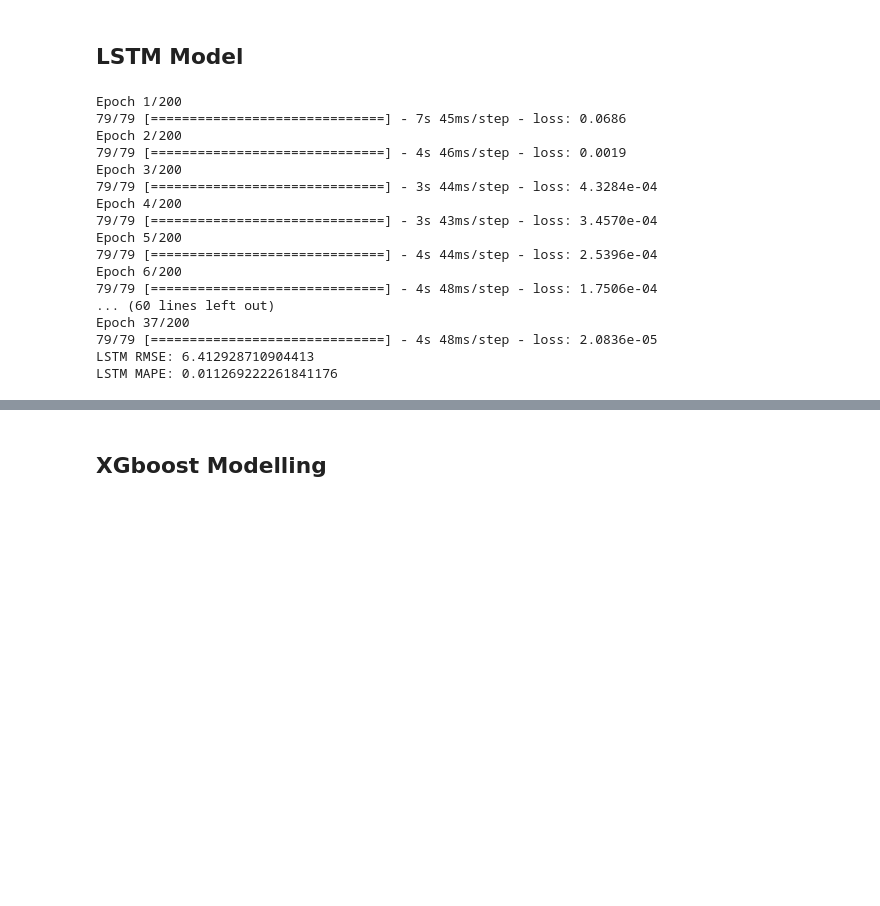
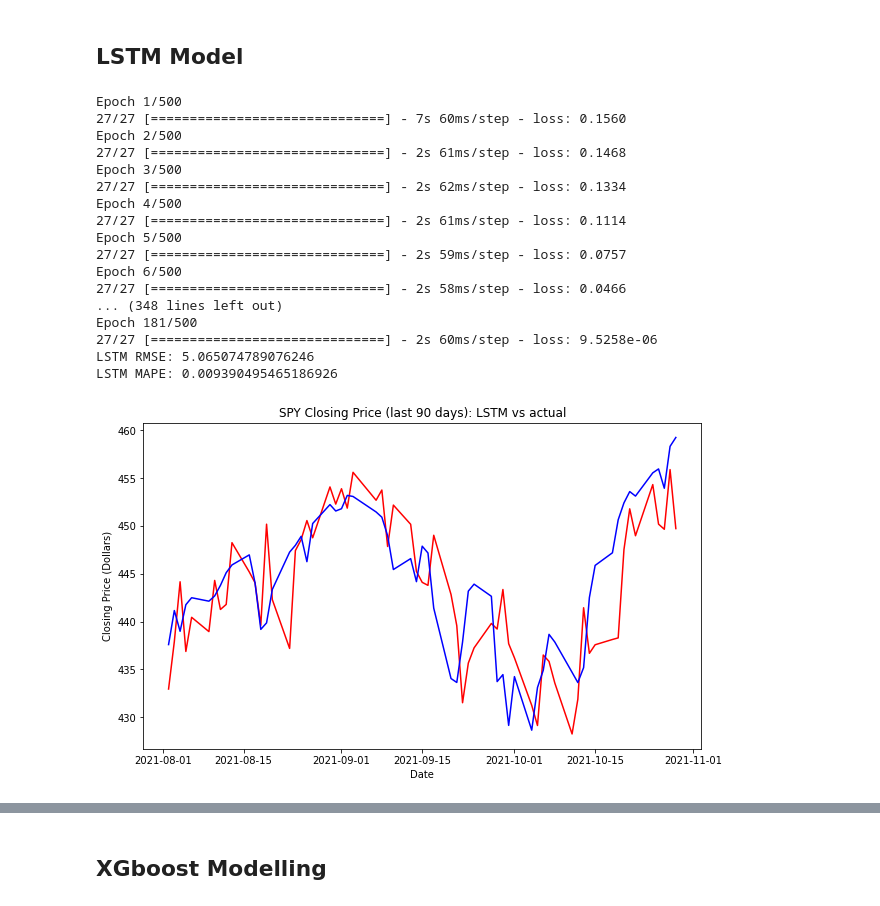
Before and after one commit to christian-nickerson/ml_forecasting, a Jupyter notebook: explore.ipynb, the cells around one changed output, grey strips where cells are left out. Saved outputs shown, nothing was run; the diff lists cells and outputs as text; code cells hidden in the pictures; blank space fills up the shorter version.

Commit message:
improved lstm and initial commit of cgboost

```diff
--- a/explore.ipynb
+++ b/explore.ipynb
@@ -111,19 +113,18 @@ def x_y_split(df):
     y = df['Close']
     return x, y
 
-test_days = 30
+test_days = 90
 # %% [markdown]
 ## LSTM Model
 # %%
 from keras.models import Sequential
-from keras.layers import Dense
-from keras.layers import LSTM
+from keras.layers import Dense, LSTM, Dropout
+from tensorflow.keras.optimizers import Adam
+from tensorflow.keras.callbacks import EarlyStopping
 from sklearn.preprocessing import MinMaxScaler
-from tensorflow.keras.callbacks import EarlyStopping
 from sklearn.metrics import mean_squared_error as mse
 from sklearn.metrics import mean_absolute_percentage_error as mape
 from copy import deepcopy
-
 import numpy as np
 import pandas as pd
 
@@ -138,57 +139,70 @@ def onehotencode(df, col_to_encode: list):
     return pd.get_dummies(df, columns = col_to_encode, prefix = col_to_encode)\
 
 # one hot encode encoded date cols
 ohe_cols = [col for col in df_ker if col.startswith('day')]
 df_ker = onehotencode(df_ker, ohe_cols)
 
 # train test split
 train_ker, test_ker = train_test_split(df_ker, test_days)
 x_train_ker, y_train_ker = x_y_split(train_ker)
 x_test_ker, y_test_ker = x_y_split(test_ker)
 
 # reshape training data for LSTM
 x_train_ker = x_train_ker.to_numpy().reshape(x_train_ker.shape[0], 1, x_train_ker.shape[1])
 x_test_ker = x_test_ker.to_numpy().reshape(x_test_ker.shape[0], 1, x_test_ker.shape[1])
 
 # define model
-keras = Sequential()
-keras.add(LSTM(880, activation='relu', input_shape = (x_train_ker.shape[1], x_train_ker.shape[2]), return_sequences = True))
-keras.add(LSTM(440, activation='relu', input_shape = (x_train_ker.shape[1], x_train_ker.shape[2]), return_sequences = True))
-keras.add(LSTM(220, activation='relu', input_shape = (x_train_ker.shape[1], x_train_ker.shape[2]), return_sequences = True))
-keras.add(LSTM(110, activation='relu', input_shape = (x_train_ker.shape[1], x_train_ker.shape[2]), return_sequences = True))
-keras.add(LSTM(50, activation='relu', input_shape = (x_train_ker.shape[1], x_train_ker.shape[2])))
-keras.add(Dense(1))
-keras.compile(loss = 'mean_squared_error', optimizer = 'adam')
+def lstm_build(layers:int, n_timesteps:int, n_features:int, learning_rate:float):
+    adam = Adam(learning_rate = learning_rate)
+    model = Sequential()
+    for _ in range(layers - 1):
+        model.add(LSTM(x_train_ker.shape[2], activation='relu', input_shape = (n_timesteps, n_features), return_sequences = True))
+        #model.add(Dropout(drop_out))
+    model.add(LSTM(x_train_ker.shape[2], activation='relu', input_shape = (n_timesteps, n_features)))
+    model.add(Dense(1))
+    model.compile(loss = 'mean_squared_error', optimizer = adam)
+    return model
+
+lstm = lstm_build(10, x_train_ker.shape[1], x_train_ker.shape[2], 0.0001)
 
 # train
 early_stop = EarlyStopping(monitor = 'loss', patience = 10)
-keras.fit(x_train_ker, y_train_ker, epochs = 200, batch_size = 30, callbacks = [early_stop])
+lstm.fit(x_train_ker, y_train_ker, epochs = 500, batch_size = 90, callbacks = [early_stop])
 
 # predict & results
 df_ker_pred = deepcopy(test_ker)
 df_ker_test = deepcopy(test_ker)
-df_ker_pred['Close'] = keras.predict(x_test_ker)
+df_ker_pred['Close'] = lstm.predict(x_test_ker)
 df_ker_pred[numeric_cols] = scaler.inverse_transform(df_ker_pred[numeric_cols])
 df_ker_test[numeric_cols] = scaler.inverse_transform(df_ker_test[numeric_cols])
 rmse_ker = np.sqrt(mse(df_ker_pred['Close'], df_ker_test['Close']))
 mape_ker = mape(df_ker_pred['Close'], df_ker_test['Close'])
 print(f'LSTM RMSE: {rmse_ker}')
 print(f'LSTM MAPE: {mape_ker}')
+
+# show results
+plt.plot(df_ker_pred.index, df_ker_pred['Close'], color = 'red')
+plt.plot(df_ker_test.index, df_ker_test['Close'], color = 'blue')
+plt.xlabel('Date')
+plt.ylabel('Closing Price (Dollars)')
+plt.title(f'{stock} Closing Price (last {test_days} days): LSTM vs actual')
+plt.show()
 # %% [output]
-Epoch 1/200
-79/79 [==============================] - 7s 45ms/step - loss: 0.0686
-Epoch 2/200
-79/79 [==============================] - 4s 46ms/step - loss: 0.0019
-Epoch 3/200
-79/79 [==============================] - 3s 44ms/step - loss: 4.3284e-04
-Epoch 4/200
-79/79 [==============================] - 3s 43ms/step - loss: 3.4570e-04
-Epoch 5/200
-79/79 [==============================] - 4s 44ms/step - loss: 2.5396e-04
-Epoch 6/200
-79/79 [==============================] - 4s 48ms/step - loss: 1.7506e-04
-... (60 lines left out)
-Epoch 37/200
-79/79 [==============================] - 4s 48ms/step - loss: 2.0836e-05
-LSTM RMSE: 6.412928710904413
-LSTM MAPE: 0.011269222261841176
+Epoch 1/500
+27/27 [==============================] - 7s 60ms/step - loss: 0.1560
+Epoch 2/500
+27/27 [==============================] - 2s 61ms/step - loss: 0.1468
+Epoch 3/500
+27/27 [==============================] - 2s 62ms/step - loss: 0.1334
+Epoch 4/500
+27/27 [==============================] - 2s 61ms/step - loss: 0.1114
+Epoch 5/500
+27/27 [==============================] - 2s 59ms/step - loss: 0.0757
+Epoch 6/500
+27/27 [==============================] - 2s 58ms/step - loss: 0.0466
+... (348 lines left out)
+Epoch 181/500
+27/27 [==============================] - 2s 60ms/step - loss: 9.5258e-06
+LSTM RMSE: 5.065074789076246
+LSTM MAPE: 0.009390495465186926
+[figure, added]
```
Also changed, not shown: parts of 5 cells of this notebook, 1 other file.
